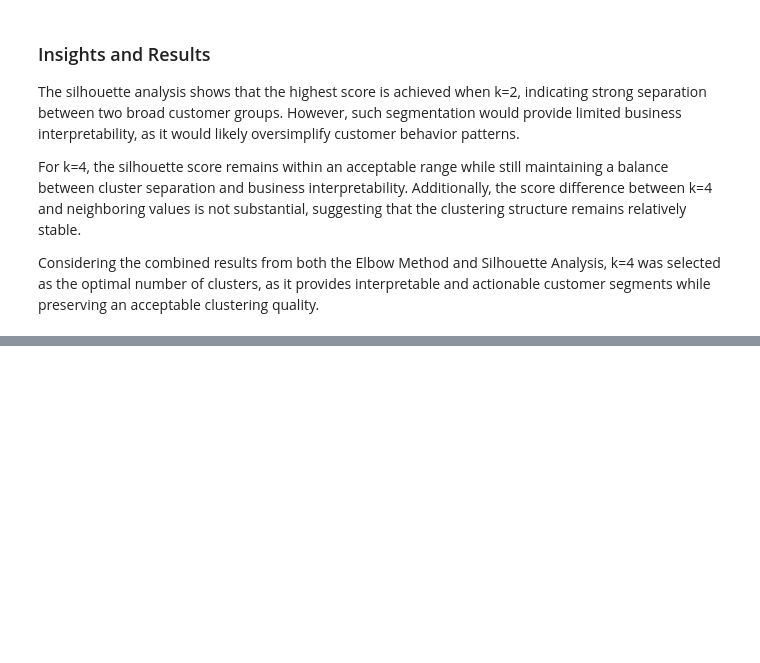
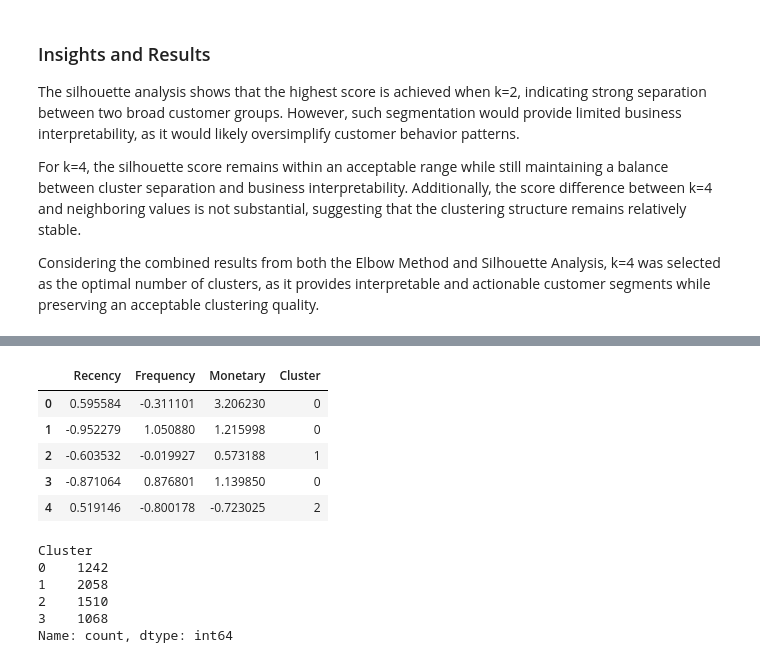
Before and after one commit to AmaKings9/customer-behavior-analysis-rfm-kmeans, a Jupyter notebook: notebooks/05_clustering.ipynb, the cells around one changed output, grey strips where cells are left out. Saved outputs shown, nothing was run; the diff lists cells and outputs as text; code cells hidden in the pictures; blank space fills up the shorter version.

Commit message:
Add k-means implementation

```diff
--- a/notebooks/05_clustering.ipynb
+++ b/notebooks/05_clustering.ipynb
@@ -112,0 +119,34 @@ Considering the combined results from both the Elbow Method and Silhouette Analy
+# %%
+# Initialize K-Means model
+kmeans = KMeans(
+    n_clusters=4,
+    init='k-means++',
+    max_iter=300,
+    n_init=10,
+    random_state=42
+)
+
+# Train model and assign cluster labels
+cluster_labels = kmeans.fit_predict(df_rfm_scaled)
+
+# Add cluster labels to original RFM table
+df_rfm_scaled['Cluster'] = cluster_labels
+
+# Display first rows
+df_rfm_scaled.head()
+# %% [output]
+|  | Recency | Frequency | Monetary | Cluster |
+| 0 | 0.595584 | -0.311101 | 3.206230 | 0 |
+| 1 | -0.952279 | 1.050880 | 1.215998 | 0 |
+| 2 | -0.603532 | -0.019927 | 0.573188 | 1 |
+| 3 | -0.871064 | 0.876801 | 1.139850 | 0 |
+| 4 | 0.519146 | -0.800178 | -0.723025 | 2 |
+# %%
+df_rfm_scaled['Cluster'].value_counts().sort_index()
+# %% [output]
+Cluster
+0    1242
+1    2058
+2    1510
+3    1068
+Name: count, dtype: int64
```
Also changed, not shown: parts of 2 cells of this notebook.
